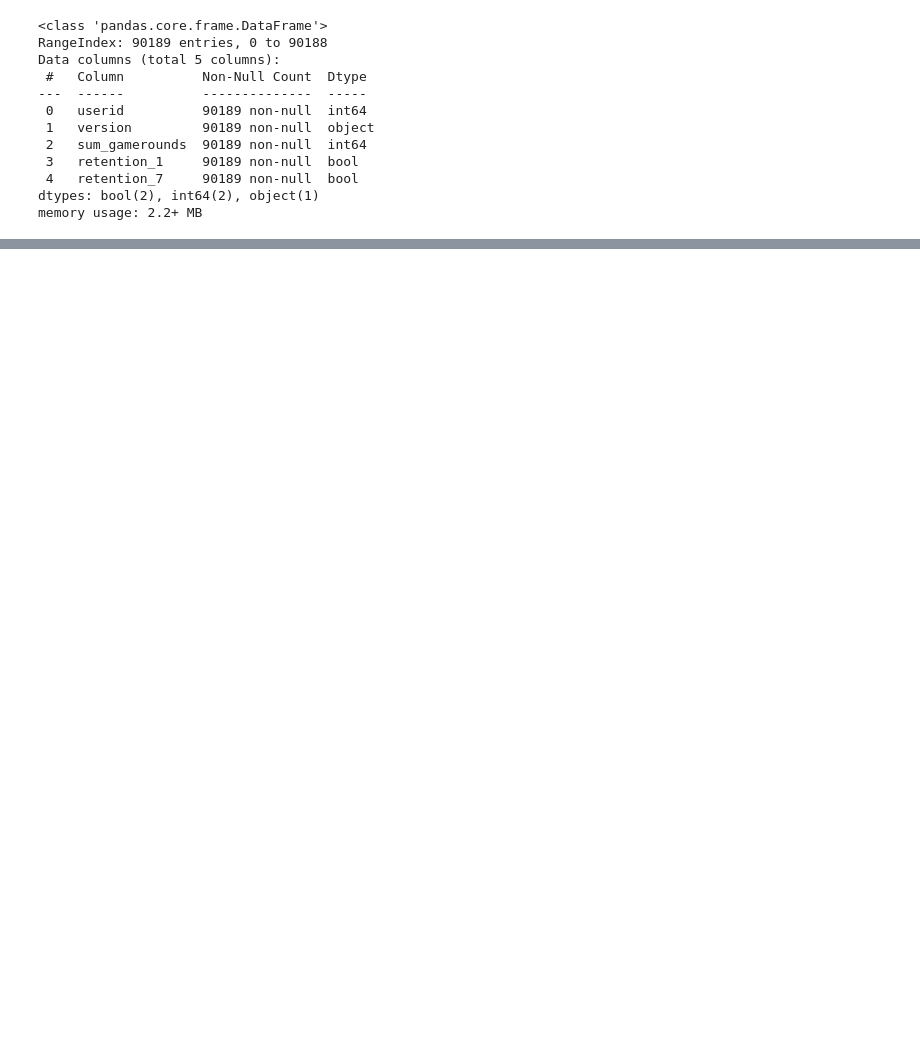
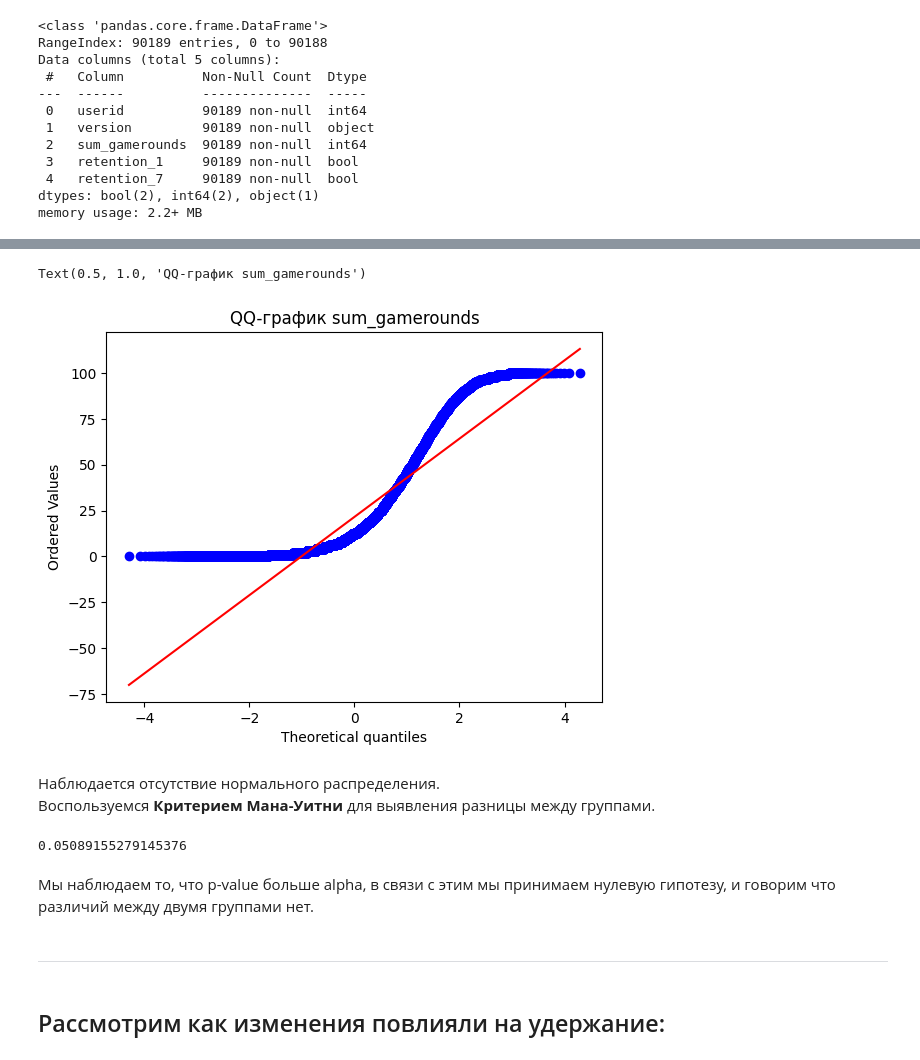
Before and after one commit to Artem-Karmeev/AB_testing_seminars, a Jupyter notebook: seminar_9/task.ipynb, the cells around one changed output, grey strips where cells are left out. Cells and saved outputs as stored; diff of their text form; code cells hidden in the pictures; blank space fills up the shorter version.

```diff
--- a/seminar_9/task.ipynb
+++ b/seminar_9/task.ipynb
@@ -105,0 +98,19 @@ cross_table_7, cross_table_1
+# %%
+stats.probplot(for_hist['sum_gamerounds'], plot=plt)
+plt.title('QQ-график sum_gamerounds')
+# %% [output]
+Text(0.5, 1.0, 'QQ-график sum_gamerounds')
+[figure, added]
+# %% [markdown]
+Наблюдается отсутствие нормального распределения.
+Воспользуемся **Критерием Мана-Уитни** для выявления разницы между группами.
+# %%
+stats.mannwhitneyu(new_df[df['version'] == 'gate_30']['sum_gamerounds'], new_df[df['version'] == 'gate_40']['sum_gamerounds'])[1]
+# %% [output]
+0.05089155279145376
+# %% [markdown]
+Мы наблюдаем то, что p-value больше alpha, в связи с этим мы принимаем нулевую гипотезу, и говорим что различий между двумя группами нет.
+# %% [markdown]
+________________________________________________________________________________
+# %% [markdown]
+## Рассмотрим как изменения повлияли на удержание:
```
Also changed, not shown: parts of 30 cells of this notebook, 1 other file.
